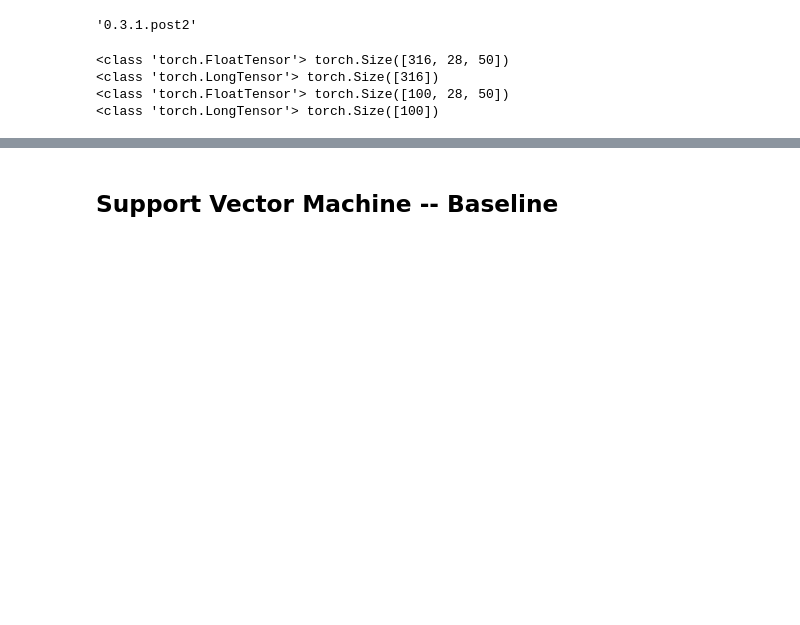
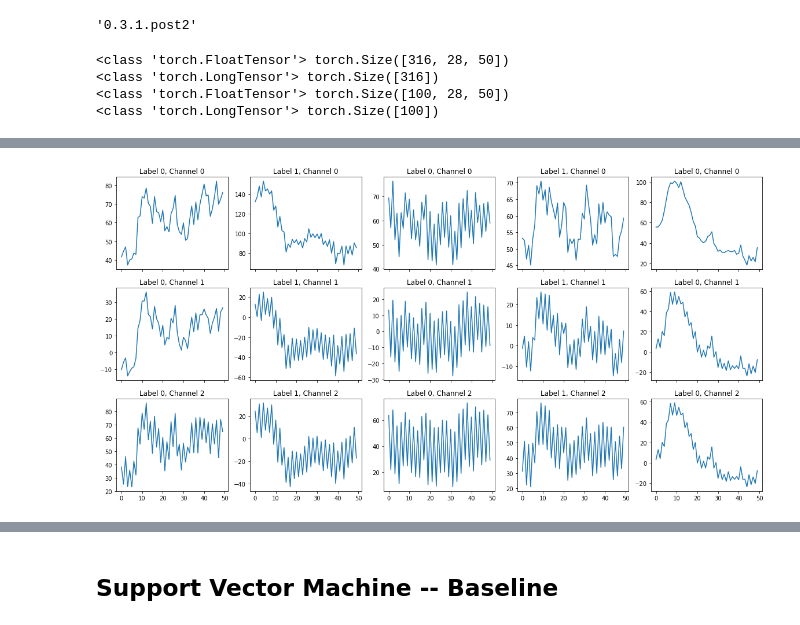
Before and after one commit to TaoSunVoyage/epfl-deeplearning-project, a Jupyter notebook: proj1/Proj1.ipynb, the cells around one changed output, grey strips where cells are left out. Saved outputs shown, nothing was run; the diff lists cells and outputs as text; code cells hidden in the pictures; blank space fills up the shorter version.

```diff
--- a/proj1/Proj1.ipynb
+++ b/proj1/Proj1.ipynb
@@ -45,0 +136,40 @@ ax[1].legend(train_target[:4])
+# %%
+fig, ax = plt.subplots(3, 5, figsize=(20,10), sharex=True)
+ax[0,0].plot(np.array(train_input[0, 0]))
+ax[0,0].set_title('Label {}, Channel 0'.format(train_target[0]))
+ax[0,1].plot(np.array(train_input[1, 0]))
+ax[0,1].set_title('Label {}, Channel 0'.format(train_target[1]))
+ax[0,2].plot(np.array(train_input[2, 0]))
+ax[0,2].set_title('Label {}, Channel 0'.format(train_target[2]))
+
+ax[1,0].plot(np.array(train_input[0, 1]))
+ax[1,0].set_title('Label {}, Channel 1'.format(train_target[0]))
+ax[1,1].plot(np.array(train_input[1, 1]))
+ax[1,1].set_title('Label {}, Channel 1'.format(train_target[1]))
+ax[1,2].plot(np.array(train_input[2, 1]))
+ax[1,2].set_title('Label {}, Channel 1'.format(train_target[2]))
+
+ax[2,0].plot(np.array(train_input[0, 2]))
+ax[2,0].set_title('Label {}, Channel 2'.format(train_target[0]))
+
+ax[2,1].plot(np.array(train_input[1, 2]))
+ax[2,1].set_title('Label {}, Channel 2'.format(train_target[1]))
+
+ax[2,2].plot(np.array(train_input[2, 2]))
+ax[2,2].set_title('Label {}, Channel 2'.format(train_target[2]))
+
+ax[0,3].plot(np.array(train_input[3, 0]))
+ax[0,3].set_title('Label {}, Channel 0'.format(train_target[3]))
+ax[1,3].plot(np.array(train_input[3, 1]))
+ax[1,3].set_title('Label {}, Channel 1'.format(train_target[3]))
+ax[2,3].plot(np.array(train_input[3, 2]))
+ax[2,3].set_title('Label {}, Channel 2'.format(train_target[3]))
+
+ax[0,4].plot(np.array(train_input[4, 0]))
+ax[0,4].set_title('Label {}, Channel 0'.format(train_target[4]))
+ax[1,4].plot(np.array(train_input[4, 1]))
+ax[1,4].set_title('Label {}, Channel 1'.format(train_target[4]))
+ax[2,4].plot(np.array(train_input[4, 1]))
+ax[2,4].set_title('Label {}, Channel 2'.format(train_target[4]));
+# %% [output]
+[figure, added]
```
Also changed, not shown: parts of 48 cells of this notebook, 24 other files.
